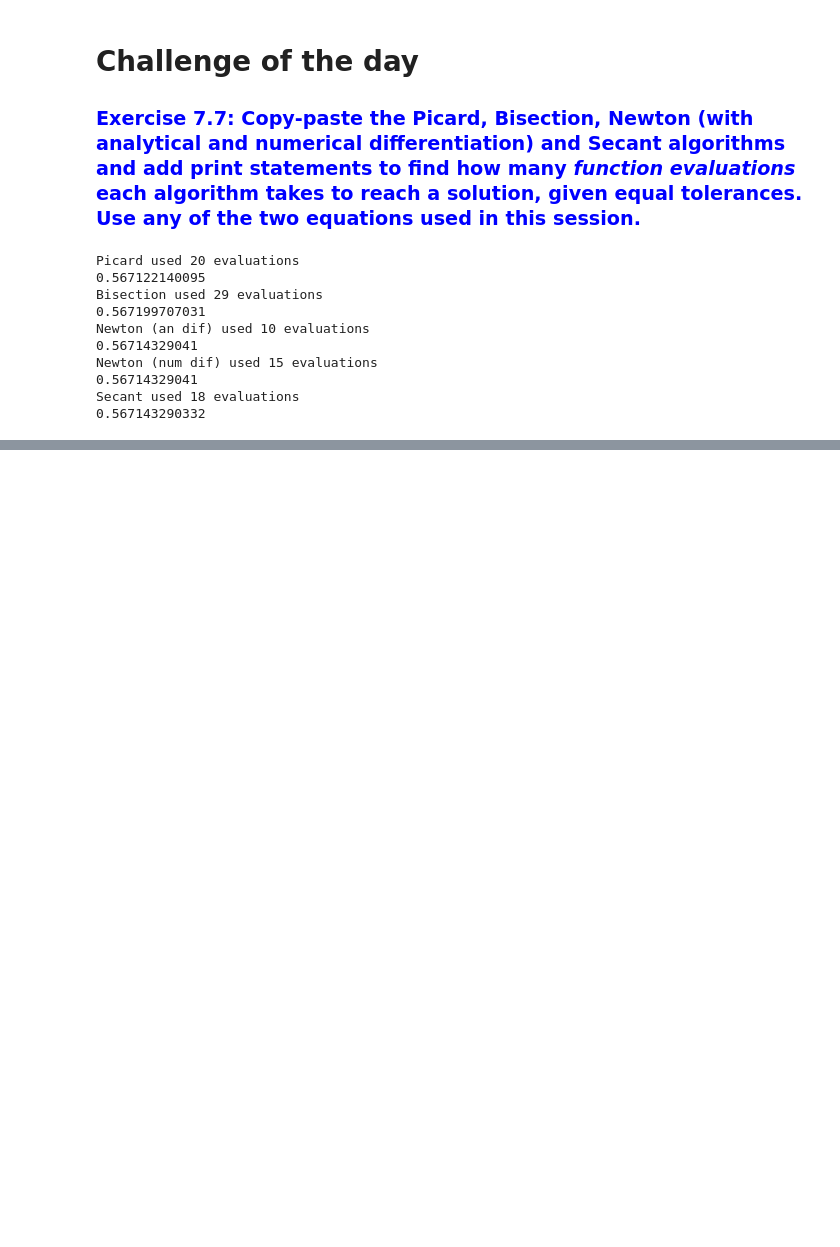
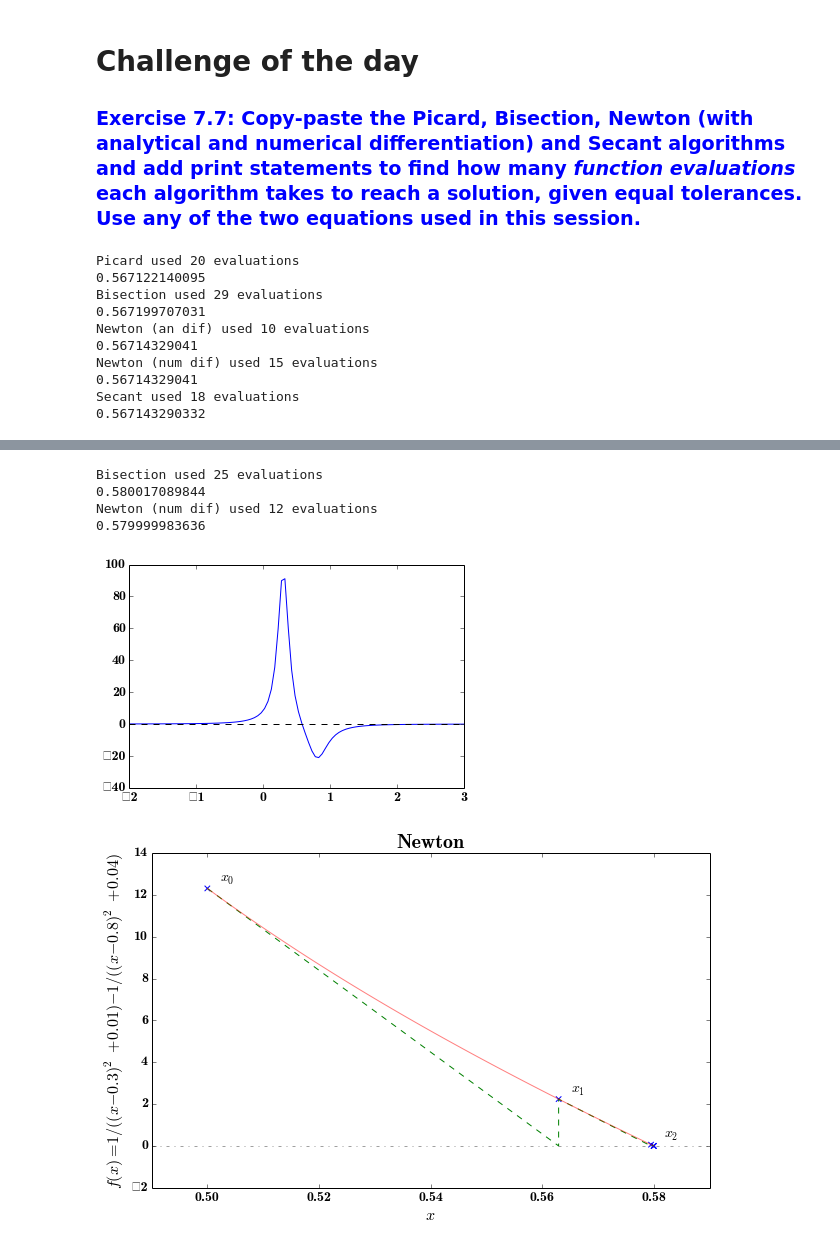
Before and after one commit to fmilthaler/Numerical-methods-1, a Jupyter notebook: notebook/numerical_methods_1_all-solutions.ipynb, the cells around one changed output, grey strips where cells are left out. Cells and saved outputs as stored; diff of their text form; code cells hidden in the pictures; blank space fills up the shorter version.

```diff
--- a/notebook/numerical_methods_1_all-solutions.ipynb
+++ b/notebook/numerical_methods_1_all-solutions.ipynb
@@ -4122,0 +4131,54 @@ Secant used 18 evaluations
+# %%
+%matplotlib inline
+import numpy as np
+import pylab
+import auxilliary_plots
+
+def bisection(fct, a, b, atol=1.0E-4, nmax=100):
+    n = 0
+    fevals = 0
+    while n <= nmax:
+        c = (a+b)/2.
+        if fct(c) == 0. or (b-a)/2. < atol: # one evaluation
+            fevals += 1
+            print 'Bisection used', fevals, 'evaluations'
+            return c
+        n += 1
+        if np.sign(fct(c)) == np.sign(fct(a)): # two evaluations
+            a = c
+        else:
+            b = c
+        fevals += 2
+    raise RuntimeError('no root found within [a,b]')
+
+def newton_numdif(fct, x0, dx=1.0E-2, atol=1.0E-4):
+    x = [x0]
+    fevals = 0
+    while 1:
+        dfdx = (fct(x[-1]+dx)-fct(x[-1]))/(dx) # two evaluations
+        x.append(x[-1] - fct(x[-1])/dfdx) #  one evaluation
+        fevals += 3
+        if abs(x[-1]-x[-2]) < atol:
+            print 'Newton (num dif) used', fevals, 'evaluations'
+            return x[-1]
+
+def f(x):
+    return 1./((x-0.3)**2+0.01) - 1./((x-0.8)**2+0.04)
+
+x0=0.5
+print bisection(f, x0, 2*x0)
+print newton_numdif(f, x0)
+
+xx = np.linspace(-2,3,100)
+pylab.plot(xx,f(xx))
+pylab.plot(xx,np.linspace(0,0,100),'k--')
+pylab.show()
+auxilliary_plots.newton_convergence_pattern(f, 1E-8, x0, 1E-7, 2, inset=False, maxiter=6,
+                                            flabel='$f(x)= 1/((x-0.3)^2+0.01) - 1/((x-0.8)^2 + 0.04)$')
+# %% [output]
+Bisection used 25 evaluations
+0.580017089844
+Newton (num dif) used 12 evaluations
+0.579999983636
+[figure, added]
+[figure, added]
```
Also changed, not shown: parts of 1 cell of this notebook.
